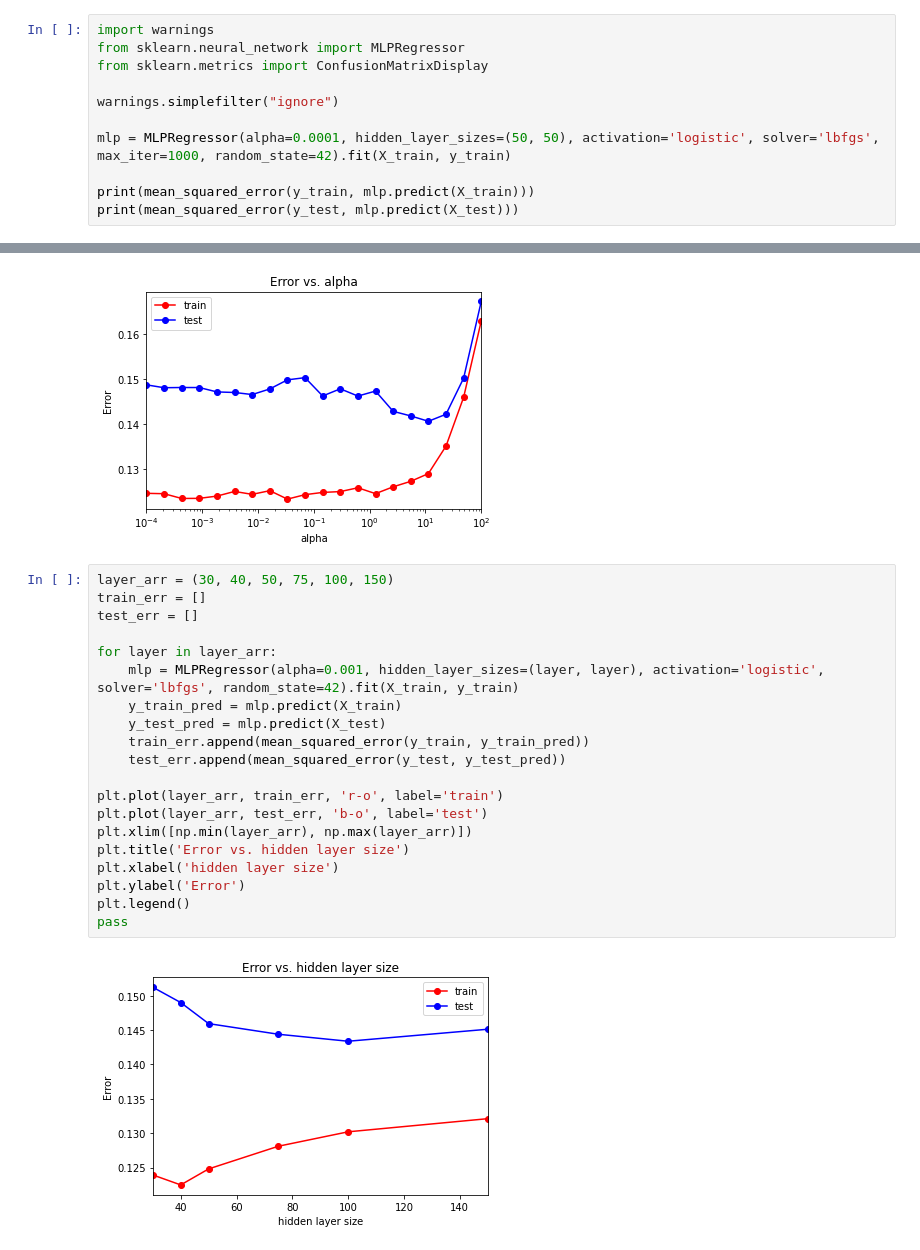
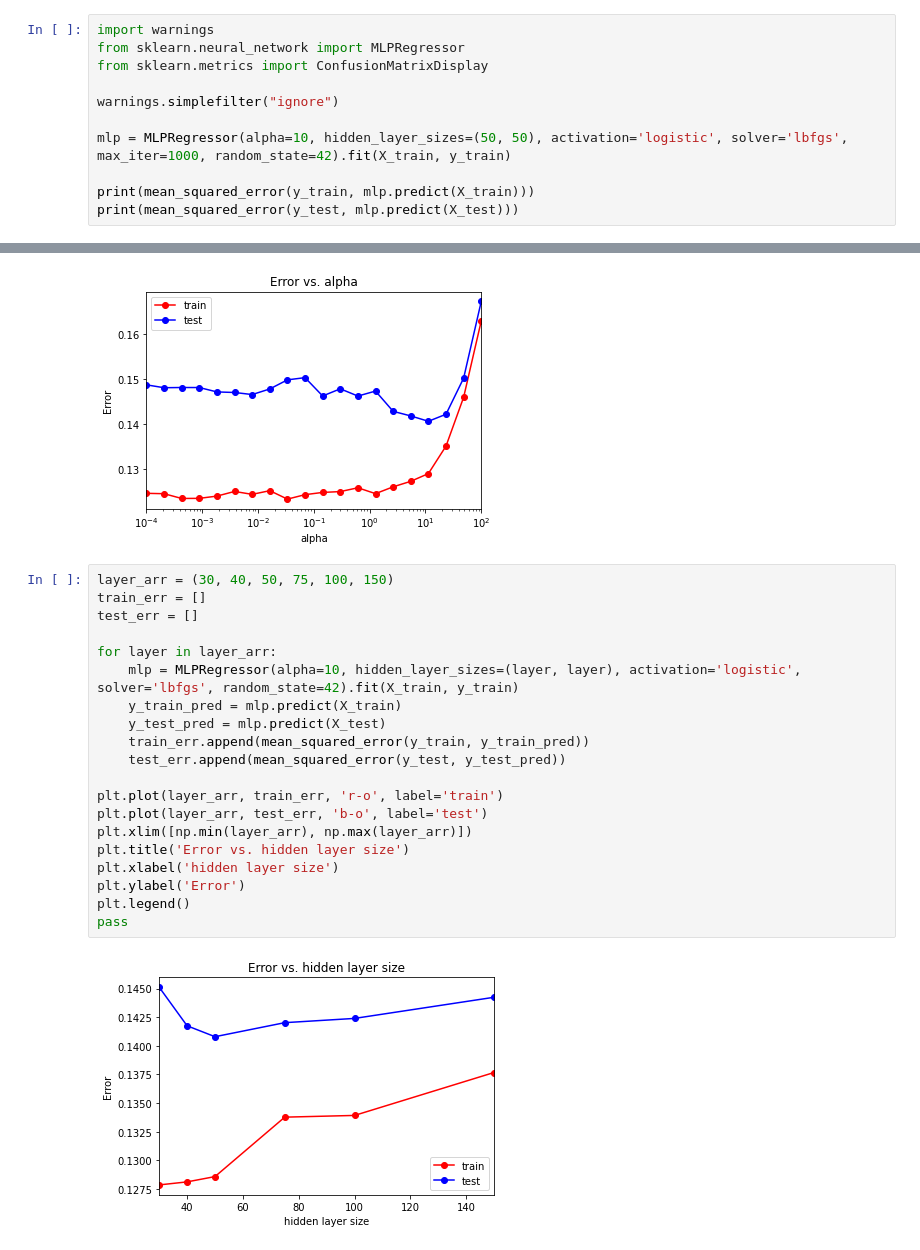
Before and after one commit to YagenGorrendel/MashineLearning7sem, a Jupyter notebook: MashineLearning.ipynb, the cells around one changed output, grey strips where cells are left out. Cells and saved outputs as stored; diff of their text form.

```diff
--- a/MashineLearning.ipynb
+++ b/MashineLearning.ipynb
@@ -459,7 +459,7 @@ from sklearn.metrics import ConfusionMatrixDisplay
 
 warnings.simplefilter("ignore")
 
-mlp = MLPRegressor(alpha=0.0001, hidden_layer_sizes=(50, 50), activation='logistic', solver='lbfgs', max_iter=1000, random_state=42).fit(X_train, y_train)
+mlp = MLPRegressor(alpha=10, hidden_layer_sizes=(50, 50), activation='logistic', solver='lbfgs', max_iter=1000, random_state=42).fit(X_train, y_train)
 
 print(mean_squared_error(y_train, mlp.predict(X_train)))
 print(mean_squared_error(y_test, mlp.predict(X_test)))
@@ -491,25 +491,25 @@ pass
 # %%
 layer_arr = (30, 40, 50, 75, 100, 150)
 train_err = []
 test_err = []
 
 for layer in layer_arr:
-    mlp = MLPRegressor(alpha=0.001, hidden_layer_sizes=(layer, layer), activation='logistic', solver='lbfgs', random_state=42).fit(X_train, y_train)
+    mlp = MLPRegressor(alpha=10, hidden_layer_sizes=(layer, layer), activation='logistic', solver='lbfgs', random_state=42).fit(X_train, y_train)
     y_train_pred = mlp.predict(X_train)
     y_test_pred = mlp.predict(X_test)
     train_err.append(mean_squared_error(y_train, y_train_pred))
     test_err.append(mean_squared_error(y_test, y_test_pred))
 
 plt.plot(layer_arr, train_err, 'r-o', label='train')
 plt.plot(layer_arr, test_err, 'b-o', label='test')
 plt.xlim([np.min(layer_arr), np.max(layer_arr)])
 plt.title('Error vs. hidden layer size')
 plt.xlabel('hidden layer size')
 plt.ylabel('Error')
 plt.legend()
 pass
 # %% [output]
-[figure, old version]
+[figure, new version]
 # %% [markdown]
 # **Вывод:**
 Из полученных результатов можно сделать следующий вывод:
```
Also changed, not shown: parts of 2 cells of this notebook.
